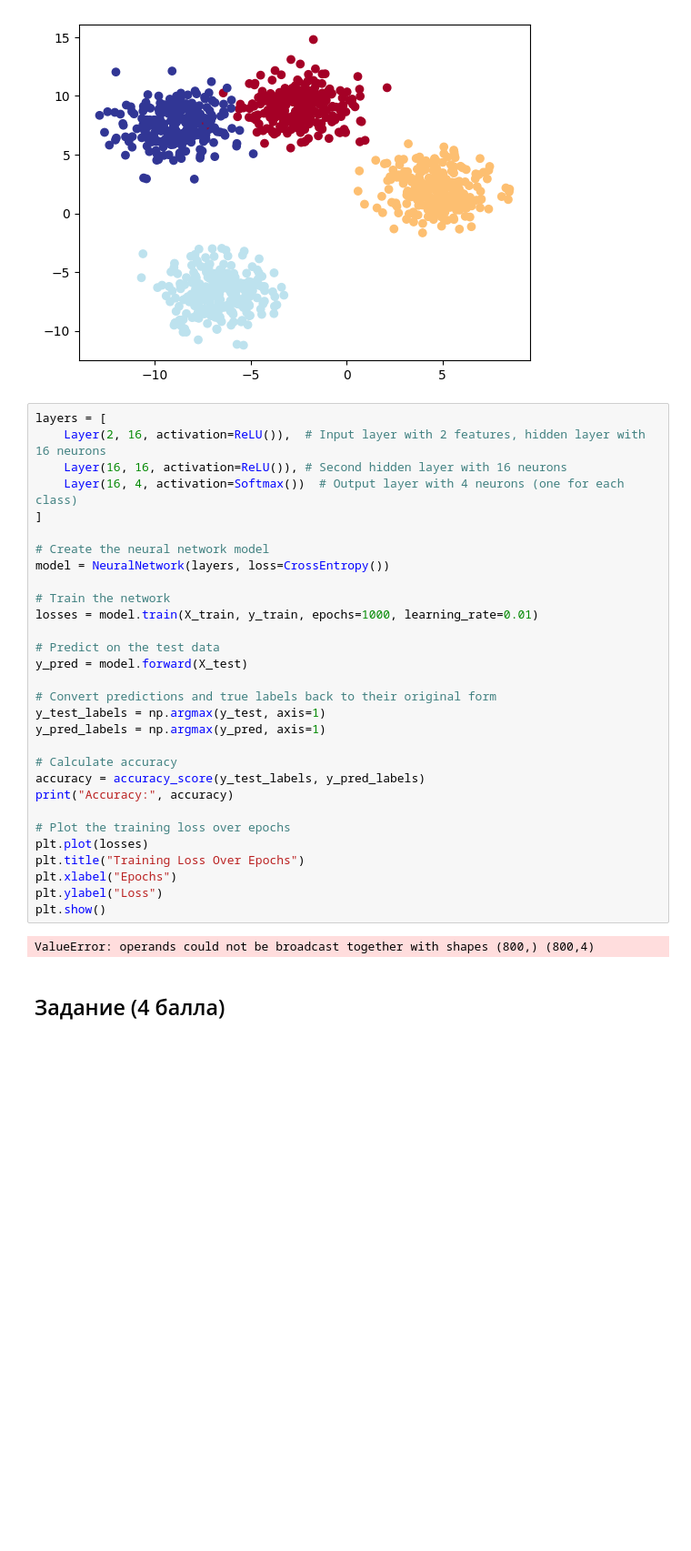
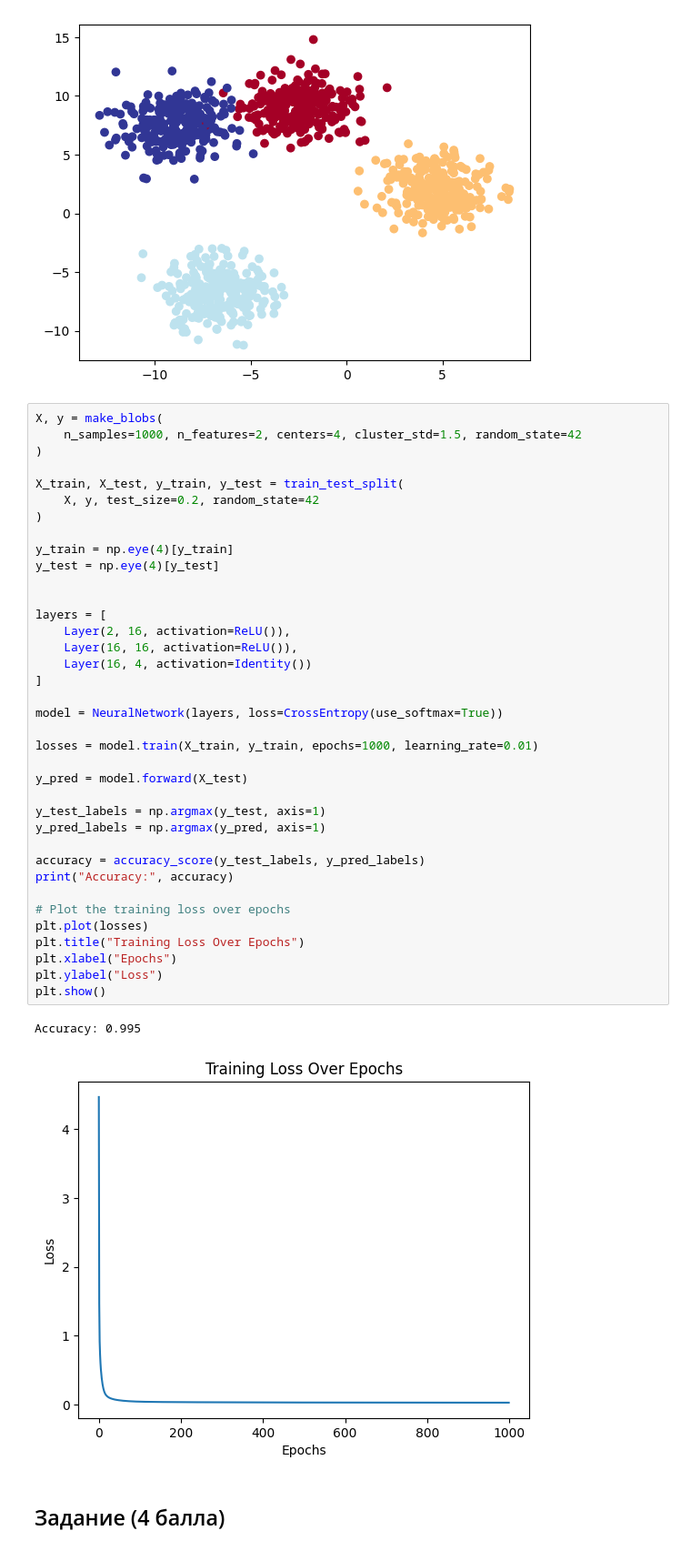
Before and after one commit to VsevolodKozlov-git/math-methods-of-ml-sem6, a Jupyter notebook: lab5/lab5.ipynb, the cells around one changed output. Shown at 91% size. Drawn from its saved outputs; the diff is of its cells as text; blank space fills up the shorter version.

```diff
--- a/lab5/lab5.ipynb
+++ b/lab5/lab5.ipynb
@@ -1196,37 +1196,45 @@ plt.scatter(X[:, 0], X[:, 1], c=y, cmap=plt.cm.RdYlBu);
 # %% [output]
 [figure]
 # %%
+X, y = make_blobs(
+    n_samples=1000, n_features=2, centers=4, cluster_std=1.5, random_state=42
+)
+
+X_train, X_test, y_train, y_test = train_test_split(
+    X, y, test_size=0.2, random_state=42
+)
+
+y_train = np.eye(4)[y_train]
+y_test = np.eye(4)[y_test]
+
+
 layers = [
-    Layer(2, 16, activation=ReLU()),  # Input layer with 2 features, hidden layer with 16 neurons
-    Layer(16, 16, activation=ReLU()), # Second hidden layer with 16 neurons
-    Layer(16, 4, activation=Softmax())  # Output layer with 4 neurons (one for each class)
+    Layer(2, 16, activation=ReLU()),
+    Layer(16, 16, activation=ReLU()),
+    Layer(16, 4, activation=Identity())
 ]
 
-# Create the neural network model
-model = NeuralNetwork(layers, loss=CrossEntropy())
+model = NeuralNetwork(layers, loss=CrossEntropy(use_softmax=True))
 
-# Train the network
 losses = model.train(X_train, y_train, epochs=1000, learning_rate=0.01)
 
-# Predict on the test data
 y_pred = model.forward(X_test)
 
-# Convert predictions and true labels back to their original form
 y_test_labels = np.argmax(y_test, axis=1)
 y_pred_labels = np.argmax(y_pred, axis=1)
 
-# Calculate accuracy
 accuracy = accuracy_score(y_test_labels, y_pred_labels)
 print("Accuracy:", accuracy)
 
 # Plot the training loss over epochs
 plt.plot(losses)
 plt.title("Training Loss Over Epochs")
 plt.xlabel("Epochs")
 plt.ylabel("Loss")
 plt.show()
 # %% [output]
-ValueError: operands could not be broadcast together with shapes (800,) (800,4)
+Accuracy: 0.995
+[figure, added]
 # %% [markdown]
 ## Задание (4 балла)
 # %% [markdown]
```
Also changed, not shown: parts of 11 cells of this notebook, 8 other files.
